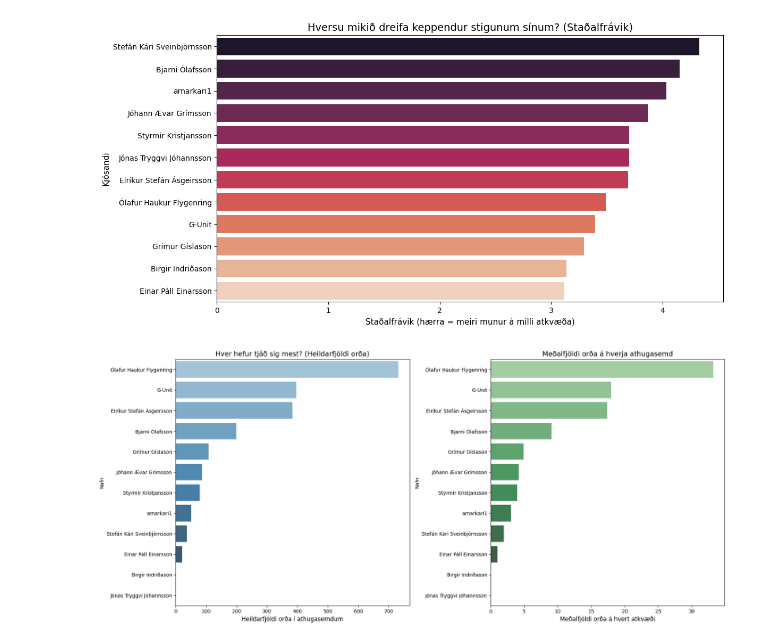
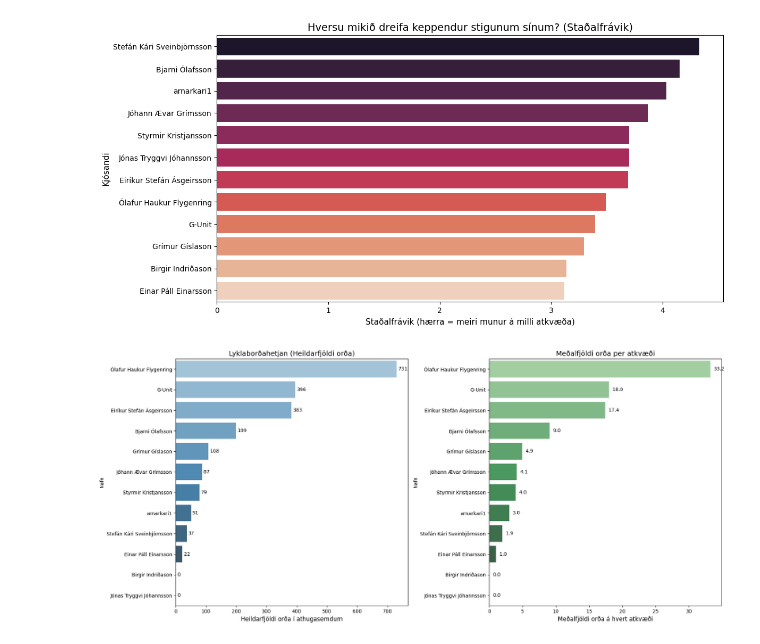
Before and after one commit to olifly/Lagadeildin, a Jupyter notebook: DataVis.ipynb, the cells around one changed output. Drawn from its saved outputs; the diff is of its cells as text; code cells hidden in the pictures.

```diff
--- a/DataVis.ipynb
+++ b/DataVis.ipynb
@@ -369,35 +369,45 @@ voter_comment_stats = voter_comment_stats.sort_values(by='Heildarfjöldi orða',
 
 # 3. Teikna grafið (tvöföld mynd)
 fig, (ax1, ax2) = plt.subplots(1, 2, figsize=(18, 8))
 
 # Vinstra graf: Heildarfjöldi orða
-sns.barplot(
+bar1 = sns.barplot(
     data=voter_comment_stats,
     x='Heildarfjöldi orða',
     y='Nafn',
     palette='Blues_d',
     ax=ax1,
     hue='Nafn',
     legend=False
 )
-ax1.set_title('Hver hefur tjáð sig mest? (Heildarfjöldi orða)', fontsize=14)
+# Bæta við tölum
+for p in ax1.patches:
+    width = p.get_width()
+    ax1.text(width + 5, p.get_y() + p.get_height()/2, f'{int(width)}', va='center')
+
+ax1.set_title('Lyklaborðahetjan (Heildarfjöldi orða)', fontsize=14)
 ax1.set_xlabel('Heildarfjöldi orða í athugasemdum', fontsize=12)
 
 # Hægra graf: Meðalfjöldi orða á hvert atkvæði
 voter_comment_stats_mean = voter_comment_stats.sort_values(by='Meðalfjöldi orða', ascending=False)
-sns.barplot(
+bar2 = sns.barplot(
     data=voter_comment_stats_mean,
     x='Meðalfjöldi orða',
     y='Nafn',
     palette='Greens_d',
     ax=ax2,
     hue='Nafn',
     legend=False
 )
-ax2.set_title('Meðalfjöldi orða á hverja athugasemd', fontsize=14)
+# Bæta við tölum
+for p in ax2.patches:
+    width = p.get_width()
+    ax2.text(width + 0.5, p.get_y() + p.get_height()/2, f'{width:.1f}', va='center')
+
+ax2.set_title('Meðalfjöldi orða per atkvæði', fontsize=14)
 ax2.set_xlabel('Meðalfjöldi orða á hvert atkvæði', fontsize=12)
 
 plt.tight_layout()
 plt.show()
 # %% [output]
-[figure, old version]
+[figure, new version]
```
